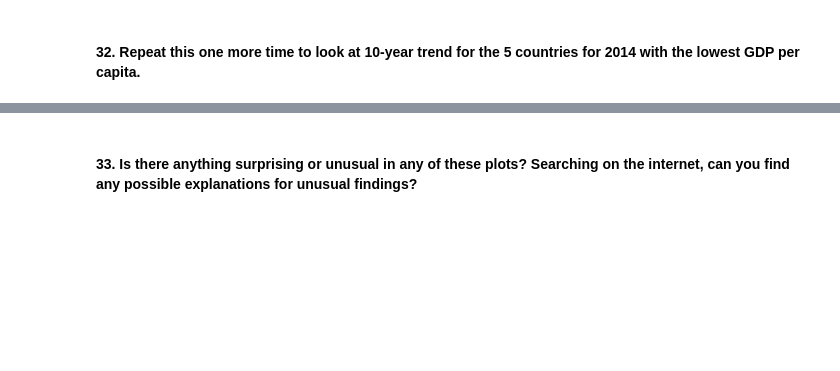
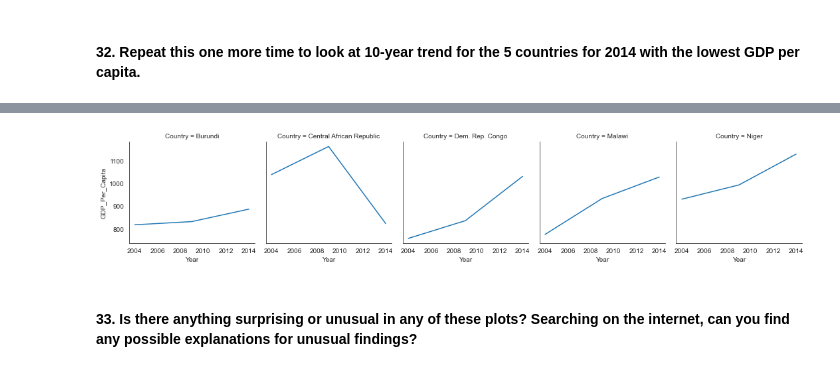
Before and after one commit to NSS-Data-Analytics-Cohort-7/gdp-and-internet-usage-tlong1106, a Jupyter notebook: notebooks/un_data_project.ipynb, the cells around one changed output, grey strips where cells are left out. Cells and saved outputs as stored; diff of their text form; code cells hidden in the pictures; blank space fills up the shorter version.

```diff
--- a/notebooks/un_data_project.ipynb
+++ b/notebooks/un_data_project.ipynb
@@ -221,0 +546,3 @@ gdp_internet_2014.sort_values(["GDP_Per_Capita"], ascending=True).head(5)
+# %%
+bottom_5_gdp = gdp_and_internet_use[gdp_and_internet_use["Country"].isin(["Central African Republic", "Burundi", "Malawi", "Dem. Rep. Congo", "Niger"]) & gdp_and_internet_use["Year"].isin([2004, 2009, 2014])]
+print(bottom_5_gdp)
@@ -222,5 +566,11 @@ gdp_internet_2014.sort_values(["GDP_Per_Capita"], ascending=True).head(5)
 # %%
 # Largely a copy and paste from question 30
 # Graphs will look the same, only change is data from internet users to GDP per capita
+sns.set_style("white")
+top_countries = sns.FacetGrid(bottom_5_gdp, col="Country")
+top_countries.map(sns.lineplot, "Year","GDP_Per_Capita")
+plt.show()
+# %% [output]
+[figure, added]
 # %% [markdown]
 #### 33. Is there anything surprising or unusual in any of these plots? Searching on the internet, can you find any possible explanations for unusual findings?
```
Also changed, not shown: parts of 38 cells of this notebook.
